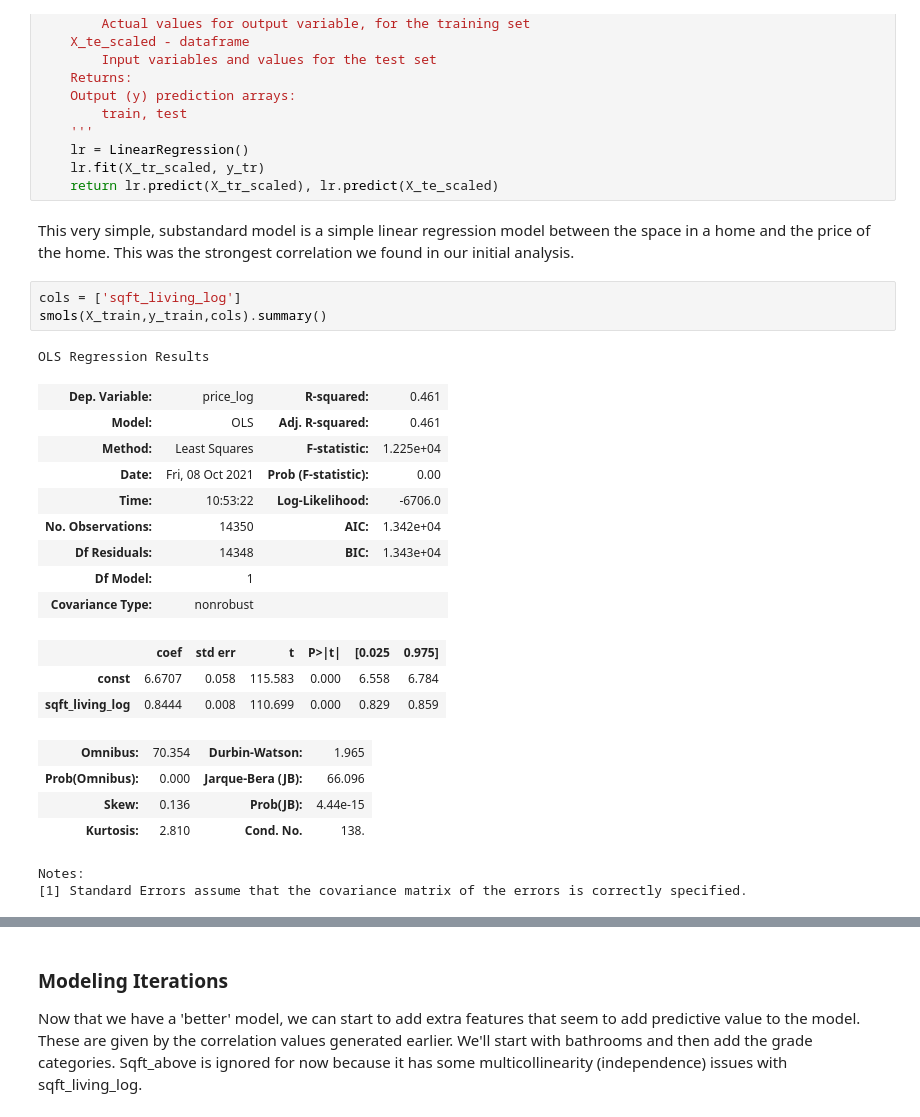
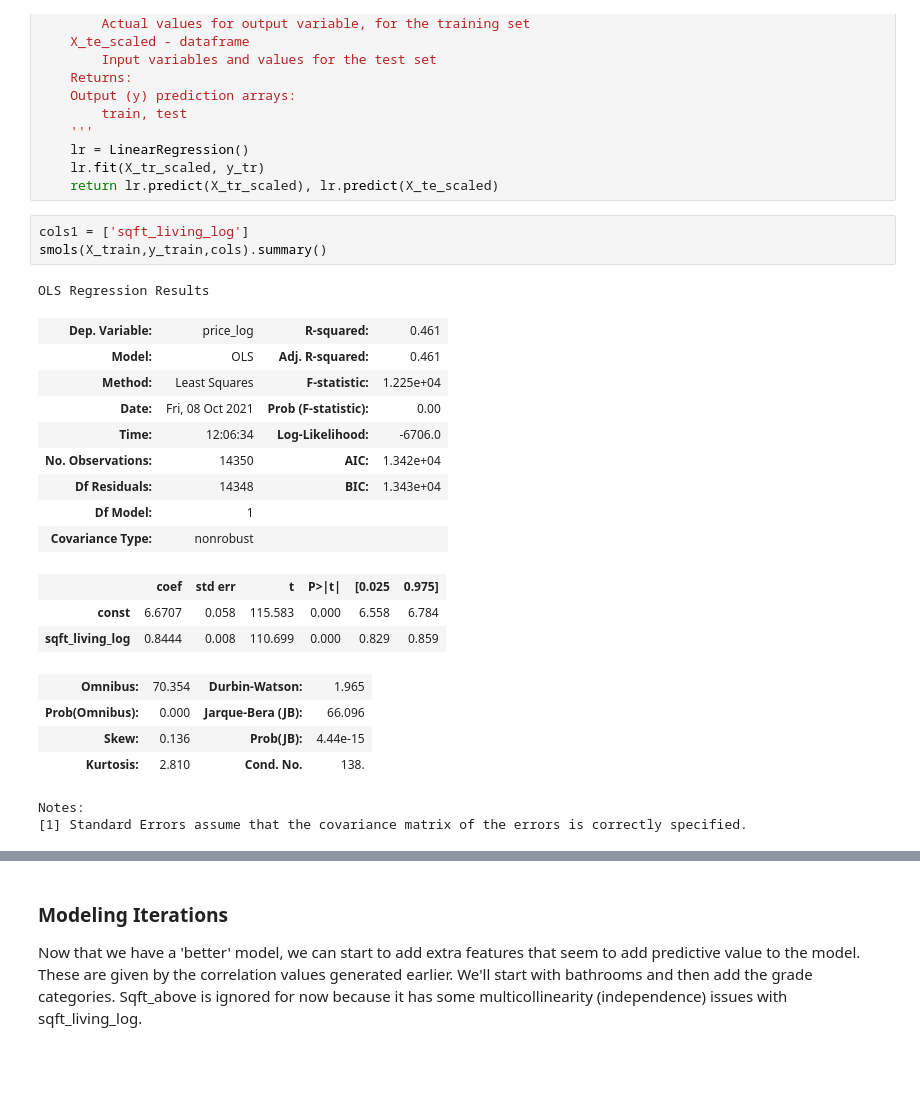
Before and after one commit to NicholasIndorf/KingCountyHousingSaleModel, a Jupyter notebook: Project2TemplateNick.ipynb, the cells around one changed output, grey strips where cells are left out. Drawn from its saved outputs; the diff is of its cells as text; blank space fills up the shorter version.

```diff
--- a/Project2TemplateNick.ipynb
+++ b/Project2TemplateNick.ipynb
@@ -817,18 +802,16 @@ def linpreds(X_tr_scaled, y_tr, X_te_scaled):
     lr = LinearRegression()
     lr.fit(X_tr_scaled, y_tr)
     return lr.predict(X_tr_scaled), lr.predict(X_te_scaled)
-# %% [markdown]
-This very simple, substandard model is a simple linear regression model between the space in a home and the price of the home. This was the strongest correlation we found in our initial analysis.
 # %%
-cols = ['sqft_living_log']
+cols1 = ['sqft_living_log']
 smols(X_train,y_train,cols).summary()
 # %% [output]
 OLS Regression Results
 | Dep. Variable: | price_log | R-squared: | 0.461 |
 | Model: | OLS | Adj. R-squared: | 0.461 |
 | Method: | Least Squares | F-statistic: | 1.225e+04 |
 | Date: | Fri, 08 Oct 2021 | Prob (F-statistic): | 0.00 |
-| Time: | 10:53:22 | Log-Likelihood: | -6706.0 |
+| Time: | 12:06:34 | Log-Likelihood: | -6706.0 |
 | No. Observations: | 14350 | AIC: | 1.342e+04 |
 | Df Residuals: | 14348 | BIC: | 1.343e+04 |
 | Df Model: | 1 |  |  |
```
Also changed, not shown: parts of 25 cells of this notebook, 4 other files.
